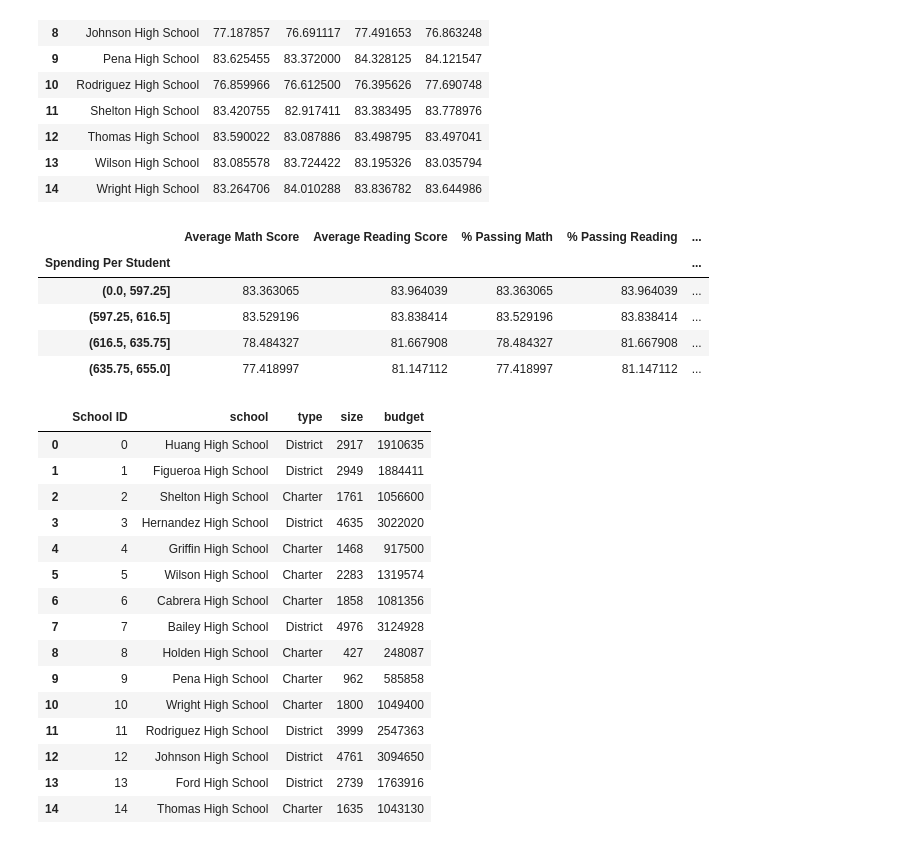
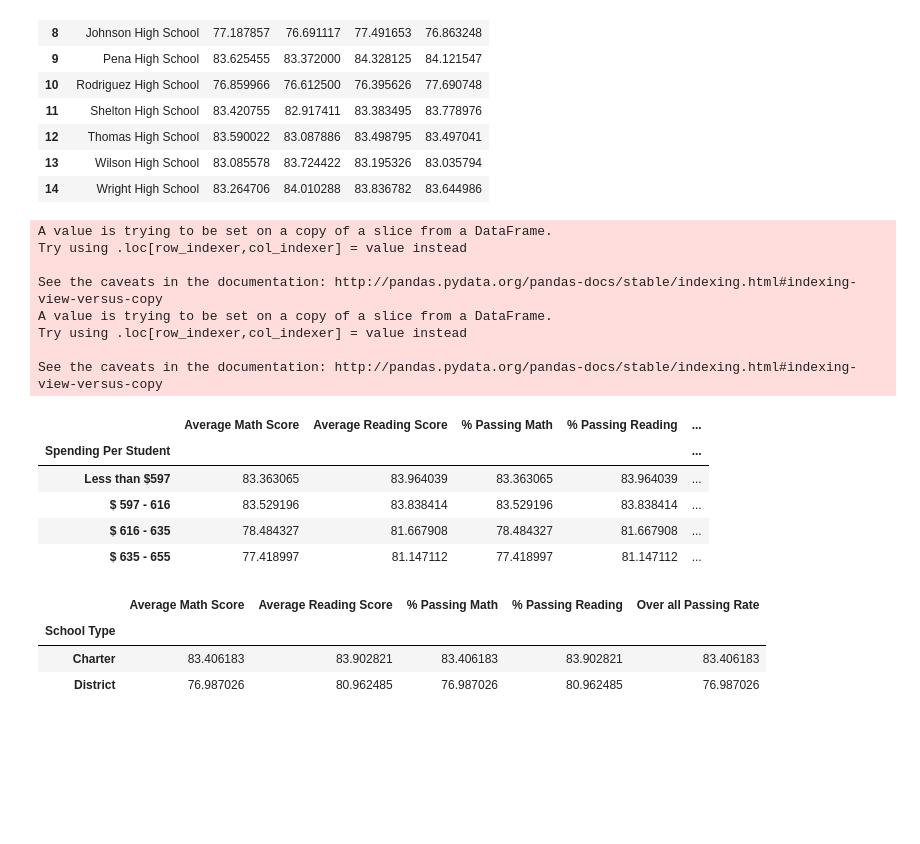
Before and after one commit to indranik/Pandas, a Jupyter notebook: PyCitySchools/PyCitySchoolsjp.ipynb, the cells around one changed output. Cells and saved outputs as stored; diff of their text form; code cells hidden in the pictures; blank space fills up the shorter version.

```diff
--- a/PyCitySchools/PyCitySchoolsjp.ipynb
+++ b/PyCitySchools/PyCitySchoolsjp.ipynb
@@ -283,54 +283,65 @@ MinPerStudentBudget = schoolSumDf['Per Student Budget'].min()
 
 binInterval = ((MaxPerStudentBudget-MinPerStudentBudget)/4)
 
 
 # Now divide that into 4 bins
 SchoolSpendingBins = [0,MinPerStudentBudget+ binInterval,MinPerStudentBudget+binInterval*2,MinPerStudentBudget+binInterval*3, MaxPerStudentBudget]
+SchoolSpendingBinLables = ["Less than $"+ (MinPerStudentBudget+ binInterval).astype(int).astype(str),
+                      "$ " +(MinPerStudentBudget+ binInterval).astype(int).astype(str) + " - " + (MinPerStudentBudget+ binInterval*2).astype(int).astype(str),
+                      "$ " +(MinPerStudentBudget+ binInterval*2).astype(int).astype(str) + " - " + (MinPerStudentBudget+ binInterval*3).astype(int).astype(str),
+                      "$ " + (MinPerStudentBudget+ binInterval*3).astype(int).astype(str) + " - " + (MaxPerStudentBudget).astype(int).astype(str)]
 
 #TestDf12 = schoolSumDf
 #TestDf['bin'] = pd.cut(schoolSumDf['Per Student Budget'],SchoolSpendingBins)
 #TestDF12
 # convert the % and averages in schoolSumDf into whole numbers
 schoolSumDfNum = schoolSumDf
 schoolSumDfNum ['TotalMathScore'] = schoolSumDfNum['Average Math Score'] *schoolSumDfNum['Total Students']
 schoolSumDfNum ['TotalReadingScore'] = schoolSumDfNum['Average Reading Score'] *schoolSumDfNum['Total Students']
 schoolSumDfNum ['NumReadingPassed'] = (schoolSumDfNum['Average Reading Score'] *schoolSumDfNum['Total Students'])/100
 schoolSumDfNum ['NumMathPassed'] = (schoolSumDfNum['Average Math Score'] *schoolSumDfNum['Total Students'])/100
 
-schoolSumDfNum['Spending Per Student'] = pd.cut(schoolSumDfNum['Per Student Budget'], SchoolSpendingBins)
+schoolSumDfNum['Spending Per Student'] = pd.cut(schoolSumDfNum['Per Student Budget'], SchoolSpendingBins, labels = SchoolSpendingBinLables)
 SummaryBySpendingDf1 = schoolSumDfNum.groupby(['Spending Per Student'])[['Total Students','TotalMathScore','TotalReadingScore','NumReadingPassed','NumMathPassed']].sum()
 
 SummaryBySpendingDf1 ['Average Math Score']=SummaryBySpendingDf1 ['TotalMathScore']/SummaryBySpendingDf1 ['Total Students']
 SummaryBySpendingDf1 ['Average Reading Score']=SummaryBySpendingDf1 ['TotalReadingScore']/SummaryBySpendingDf1 ['Total Students']
 SummaryBySpendingDf1 ['% Passing Math']= (SummaryBySpendingDf1 ['NumMathPassed']/SummaryBySpendingDf1 ['Total Students'])*100
 SummaryBySpendingDf1 ['% Passing Reading']= (SummaryBySpendingDf1 ['NumReadingPassed']/SummaryBySpendingDf1 ['Total Students'])*100
 
 SummaryBySpendingDf = SummaryBySpendingDf1.loc[:,['Average Math Score','Average Reading Score','% Passing Math','% Passing Reading']]
 SummaryBySpendingDf ['Over all Passing Rate'] = (SummaryBySpendingDf['% Passing Math']+SummaryBySpendingDf['% Passing Math'])/2
 SummaryBySpendingDf
+#SchoolSpendingBinLables
 # %% [output]
+A value is trying to be set on a copy of a slice from a DataFrame.
+Try using .loc[row_indexer,col_indexer] = value instead
+
+See the caveats in the documentation: http://pandas.pydata.org/pandas-docs/stable/indexing.html#indexing-view-versus-copy
+A value is trying to be set on a copy of a slice from a DataFrame.
+Try using .loc[row_indexer,col_indexer] = value instead
+
+See the caveats in the documentation: http://pandas.pydata.org/pandas-docs/stable/indexing.html#indexing-view-versus-copy
 |  | Average Math Score | Average Reading Score | % Passing Math | % Passing Reading | ... |
 | Spending Per Student |  |  |  |  | ... |
-| (0.0, 597.25] | 83.363065 | 83.964039 | 83.363065 | 83.964039 | ... |
-| (597.25, 616.5] | 83.529196 | 83.838414 | 83.529196 | 83.838414 | ... |
-| (616.5, 635.75] | 78.484327 | 81.667908 | 78.484327 | 81.667908 | ... |
-| (635.75, 655.0] | 77.418997 | 81.147112 | 77.418997 | 81.147112 | ... |
+| Less than $597 | 83.363065 | 83.964039 | 83.363065 | 83.964039 | ... |
+| $ 597 - 616 | 83.529196 | 83.838414 | 83.529196 | 83.838414 | ... |
+| $ 616 - 635 | 78.484327 | 81.667908 | 78.484327 | 81.667908 | ... |
+| $ 635 - 655 | 77.418997 | 81.147112 | 77.418997 | 81.147112 | ... |
-# %%
-schoolsdf
-# %% [output]
-|  | School ID | school | type | size | budget |
-| 0 | 0 | Huang High School | District | 2917 | 1910635 |
-| 1 | 1 | Figueroa High School | District | 2949 | 1884411 |
-| 2 | 2 | Shelton High School | Charter | 1761 | 1056600 |
-| 3 | 3 | Hernandez High School | District | 4635 | 3022020 |
-| 4 | 4 | Griffin High School | Charter | 1468 | 917500 |
-| 5 | 5 | Wilson High School | Charter | 2283 | 1319574 |
-| 6 | 6 | Cabrera High School | Charter | 1858 | 1081356 |
-| 7 | 7 | Bailey High School | District | 4976 | 3124928 |
-| 8 | 8 | Holden High School | Charter | 427 | 248087 |
-| 9 | 9 | Pena High School | Charter | 962 | 585858 |
-| 10 | 10 | Wright High School | Charter | 1800 | 1049400 |
-| 11 | 11 | Rodriguez High School | District | 3999 | 2547363 |
-| 12 | 12 | Johnson High School | District | 4761 | 3094650 |
-| 13 | 13 | Ford High School | District | 2739 | 1763916 |
-| 14 | 14 | Thomas High School | Charter | 1635 | 1043130 |
+# %%
+#Summary by School Type
+SumBySchoolTypeDF = schoolSumDfNum.groupby(['School Type'])[['Total Students','TotalMathScore','TotalReadingScore','NumReadingPassed','NumMathPassed']].sum()
+
+SumBySchoolTypeDF ['Average Math Score']=SumBySchoolTypeDF ['TotalMathScore']/SumBySchoolTypeDF ['Total Students']
+SumBySchoolTypeDF ['Average Reading Score']=SumBySchoolTypeDF ['TotalReadingScore']/SumBySchoolTypeDF ['Total Students']
+SumBySchoolTypeDF ['% Passing Math']= (SumBySchoolTypeDF ['NumMathPassed']/SumBySchoolTypeDF ['Total Students'])*100
+SumBySchoolTypeDF ['% Passing Reading']= (SumBySchoolTypeDF ['NumReadingPassed']/SumBySchoolTypeDF ['Total Students'])*100
+#SumBySchoolTypeDF
+SumBySchoolTypeDF1 = SumBySchoolTypeDF.loc[:,['Average Math Score','Average Reading Score','% Passing Math','% Passing Reading']]
+SumBySchoolTypeDF1 ['Over all Passing Rate'] = (SumBySchoolTypeDF1['% Passing Math']+SumBySchoolTypeDF1['% Passing Math'])/2
+SumBySchoolTypeDF1
+# %% [output]
+|  | Average Math Score | Average Reading Score | % Passing Math | % Passing Reading | Over all Passing Rate |
+| School Type |  |  |  |  |  |
+| Charter | 83.406183 | 83.902821 | 83.406183 | 83.902821 | 83.406183 |
+| District | 76.987026 | 80.962485 | 76.987026 | 80.962485 | 76.987026 |
```
Also changed, not shown: parts of 1 cell of this notebook.
